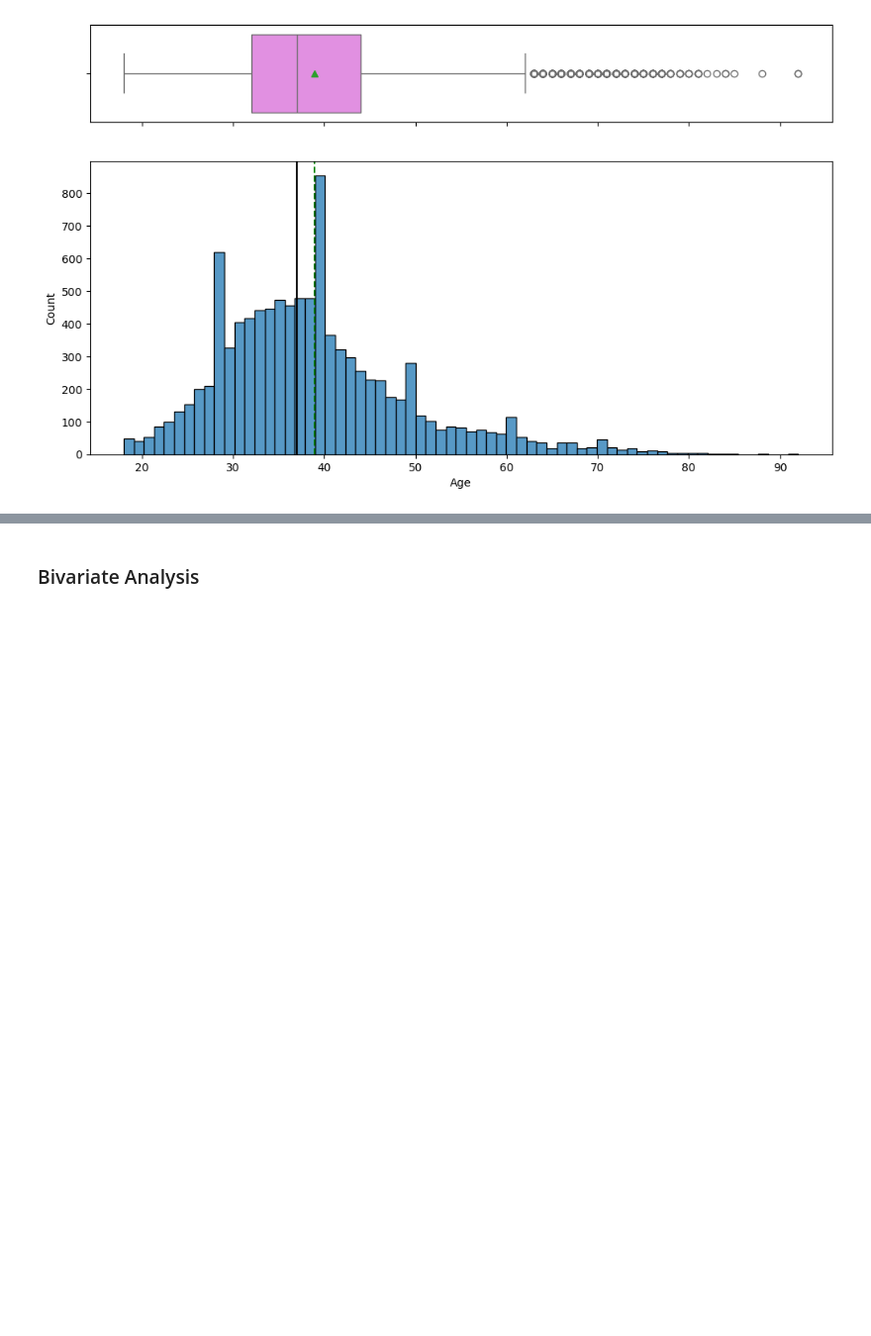
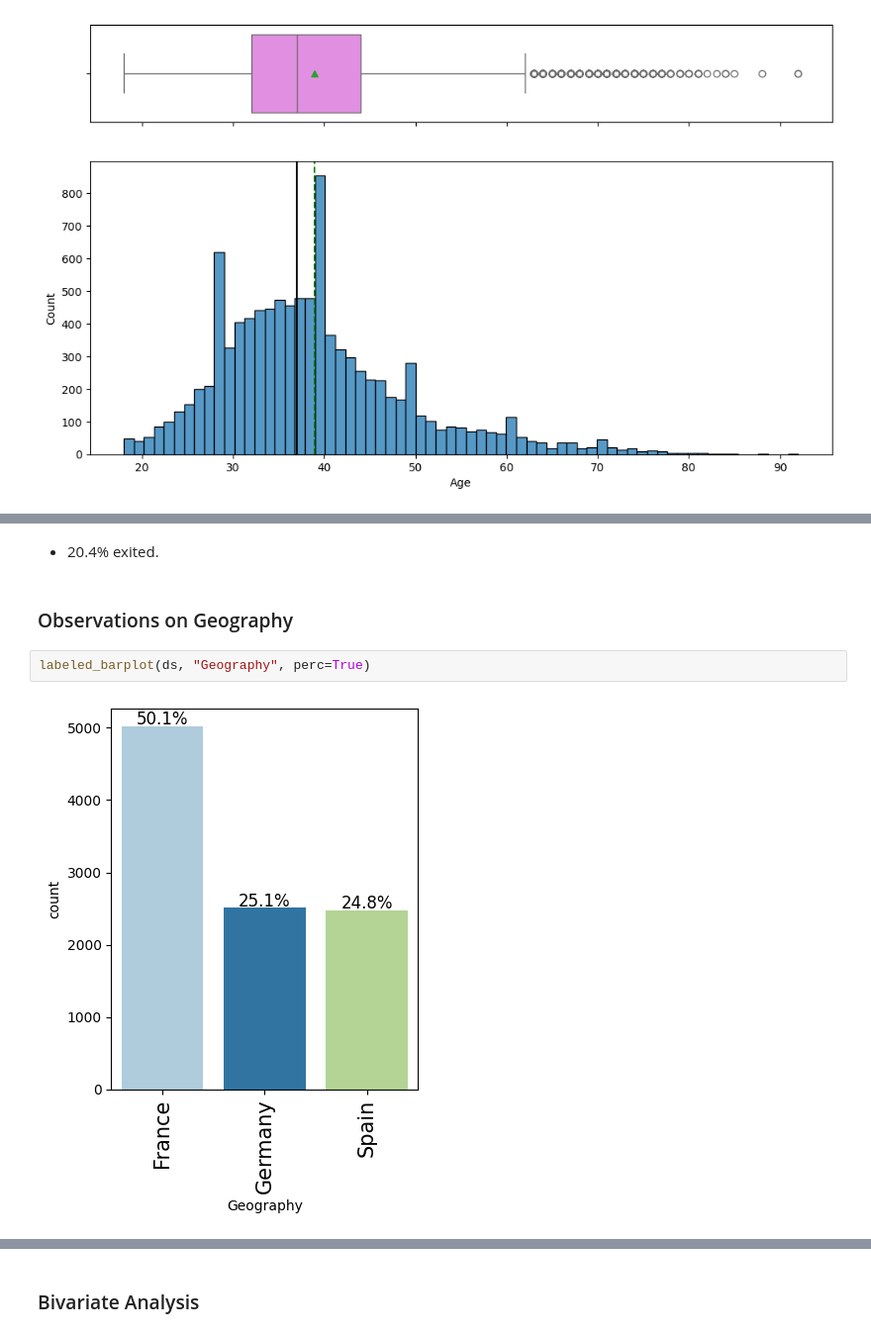
Before and after one commit to aimlalchemists/bank-churn-prediction-neural-network, a Jupyter notebook: bank_churn_prediction_neural_network_model.ipynb, the cells around one changed output, grey strips where cells are left out. Shown at 99% size. Drawn from its saved outputs; the diff is of its cells as text; blank space fills up the shorter version.

```diff
--- a/bank_churn_prediction_neural_network_model.ipynb
+++ b/bank_churn_prediction_neural_network_model.ipynb
@@ -364,0 +391,8 @@ histogram_boxplot(ds, 'Age')
+# %% [markdown]
+- 20.4% exited.
+# %% [markdown]
+### Observations on Geography
+# %%
+labeled_barplot(ds, "Geography", perc=True)
+# %% [output]
+[figure, added]
```
Also changed, not shown: parts of 35 cells of this notebook.
